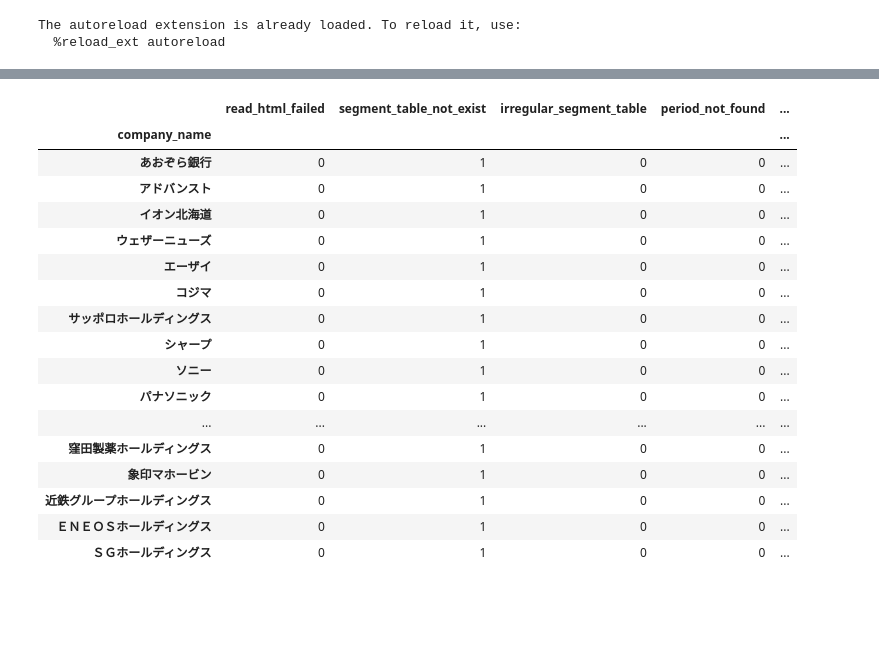
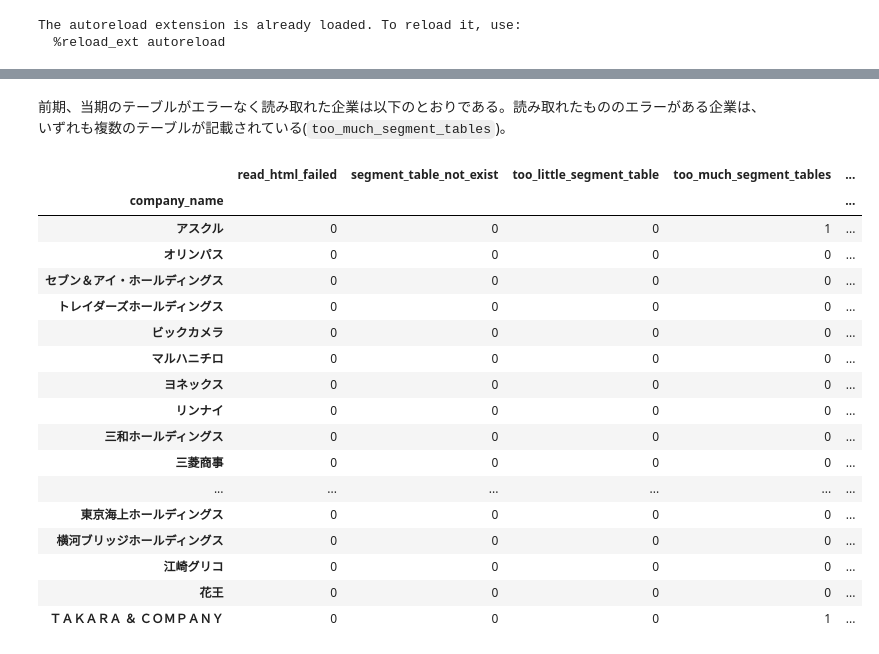
Before and after one commit to JapanExchangeGroup/FinancialResultsHTML-DataExtraction, a Jupyter notebook: notebooks/a1_financial_result_to_dataframe.ipynb, the cells around one changed output, grey strips where cells are left out. Drawn from its saved outputs; the diff is of its cells as text; code cells hidden in the pictures; blank space fills up the shorter version.

```diff
--- a/notebooks/a1_financial_result_to_dataframe.ipynb
+++ b/notebooks/a1_financial_result_to_dataframe.ipynb
@@ -75,21 +88,23 @@ company_dfs["セブン＆アイ・ホールディングス"].to_csv("sample.csv"
-# %%
-read_result_df[read_result_df.irregular_segment_table == 1]
-# %% [output]
-|  | read_html_failed | segment_table_not_exist | irregular_segment_table | period_not_found | ... |
-| company_name |  |  |  |  | ... |
-| あおぞら銀行 | 0 | 1 | 0 | 0 | ... |
-| アドバンスト | 0 | 1 | 0 | 0 | ... |
-| イオン北海道 | 0 | 1 | 0 | 0 | ... |
-| ウェザーニューズ | 0 | 1 | 0 | 0 | ... |
-| エーザイ | 0 | 1 | 0 | 0 | ... |
-| コジマ | 0 | 1 | 0 | 0 | ... |
-| サッポロホールディングス | 0 | 1 | 0 | 0 | ... |
-| シャープ | 0 | 1 | 0 | 0 | ... |
-| ソニー | 0 | 1 | 0 | 0 | ... |
-| パナソニック | 0 | 1 | 0 | 0 | ... |
-| ... | ... | ... | ... | ... | ... |
-| 窪田製薬ホールディングス | 0 | 1 | 0 | 0 | ... |
-| 象印マホービン | 0 | 1 | 0 | 0 | ... |
-| 近鉄グループホールディングス | 0 | 1 | 0 | 0 | ... |
-| ＥＮＥＯＳホールディングス | 0 | 1 | 0 | 0 | ... |
-| ＳＧホールディングス | 0 | 1 | 0 | 0 | ... |
+# %% [markdown]
+前期、当期のテーブルがエラーなく読み取れた企業は以下のとおりである。読み取れたもののエラーがある企業は、いずれも複数のテーブルが記載されている(`too_much_segment_tables`)。
+# %%
+read_result_df[read_result_df.completed == 1].style.applymap(lambda x: "background-color: coral" if x > 0 else None)
+# %% [output]
+|  | read_html_failed | segment_table_not_exist | too_little_segment_table | too_much_segment_tables | ... |
+| company_name |  |  |  |  | ... |
+| アスクル | 0 | 0 | 0 | 1 | ... |
+| オリンパス | 0 | 0 | 0 | 0 | ... |
+| セブン＆アイ・ホールディングス | 0 | 0 | 0 | 0 | ... |
+| トレイダーズホールディングス | 0 | 0 | 0 | 0 | ... |
+| ビックカメラ | 0 | 0 | 0 | 0 | ... |
+| マルハニチロ | 0 | 0 | 0 | 0 | ... |
+| ヨネックス | 0 | 0 | 0 | 0 | ... |
+| リンナイ | 0 | 0 | 0 | 0 | ... |
+| 三和ホールディングス | 0 | 0 | 0 | 0 | ... |
+| 三菱商事 | 0 | 0 | 0 | 0 | ... |
+| ... | ... | ... | ... | ... | ... |
+| 東京海上ホールディングス | 0 | 0 | 0 | 0 | ... |
+| 横河ブリッジホールディングス | 0 | 0 | 0 | 0 | ... |
+| 江崎グリコ | 0 | 0 | 0 | 0 | ... |
+| 花王 | 0 | 0 | 0 | 0 | ... |
+| ＴＡＫＡＲＡ ＆ ＣＯＭＰＡＮＹ | 0 | 0 | 0 | 1 | ... |
```
Also changed, not shown: parts of 18 cells of this notebook, 16 other files.
